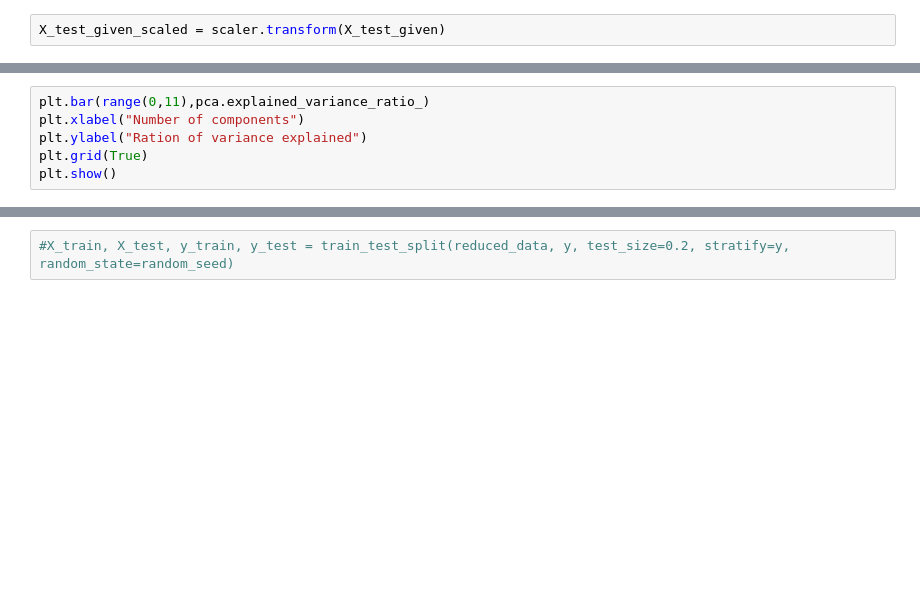
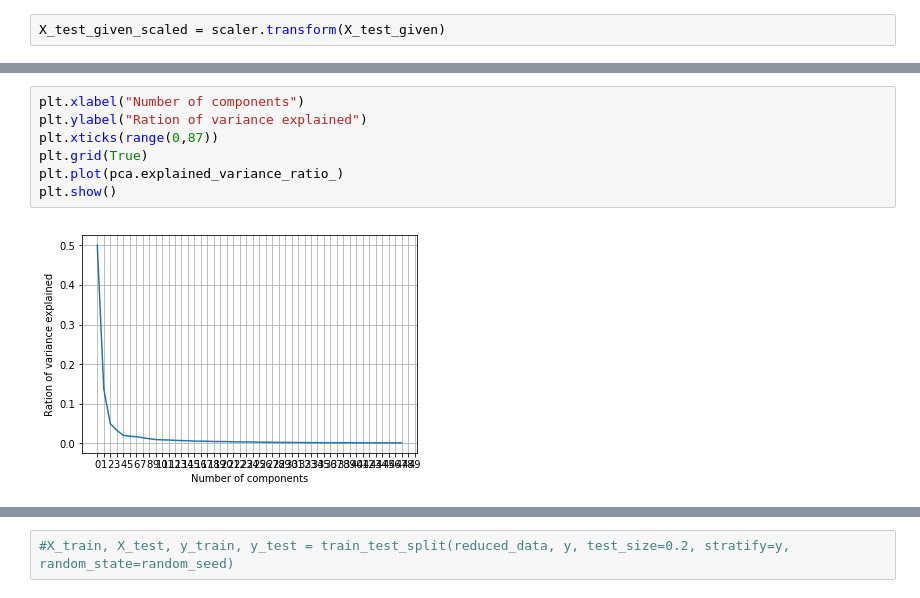
Before and after one commit to HajimeK/machine-learning, a Jupyter notebook: projects/capstone/capstone.ipynb, the cells around one changed output, grey strips where cells are left out. Saved outputs shown, nothing was run; the diff lists cells and outputs as text; blank space fills up the shorter version.

```diff
--- a/projects/capstone/capstone.ipynb
+++ b/projects/capstone/capstone.ipynb
@@ -91,7 +115,10 @@ plt.show()
 # %%
-plt.bar(range(0,11),pca.explained_variance_ratio_)
 plt.xlabel("Number of components")
 plt.ylabel("Ration of variance explained")
+plt.xticks(range(0,87))
 plt.grid(True)
+plt.plot(pca.explained_variance_ratio_)
 plt.show()
+# %% [output]
+[figure, added]
 # %%
```
Also changed, not shown: parts of 34 cells of this notebook, 1 other file.
